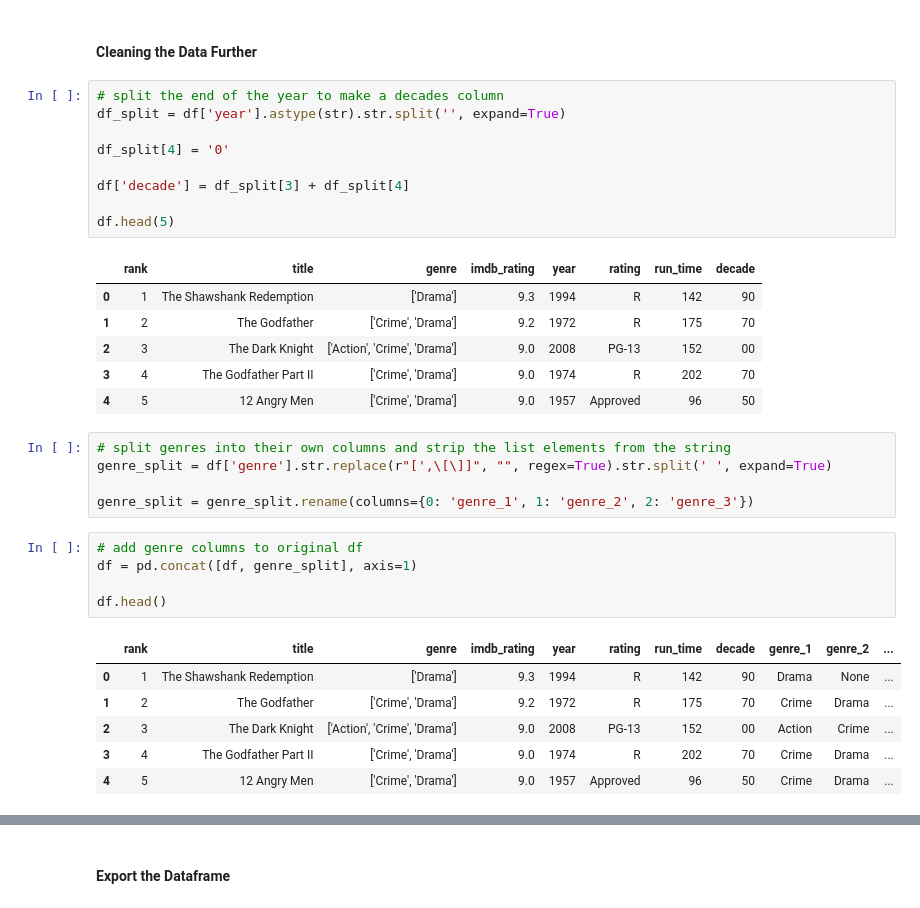
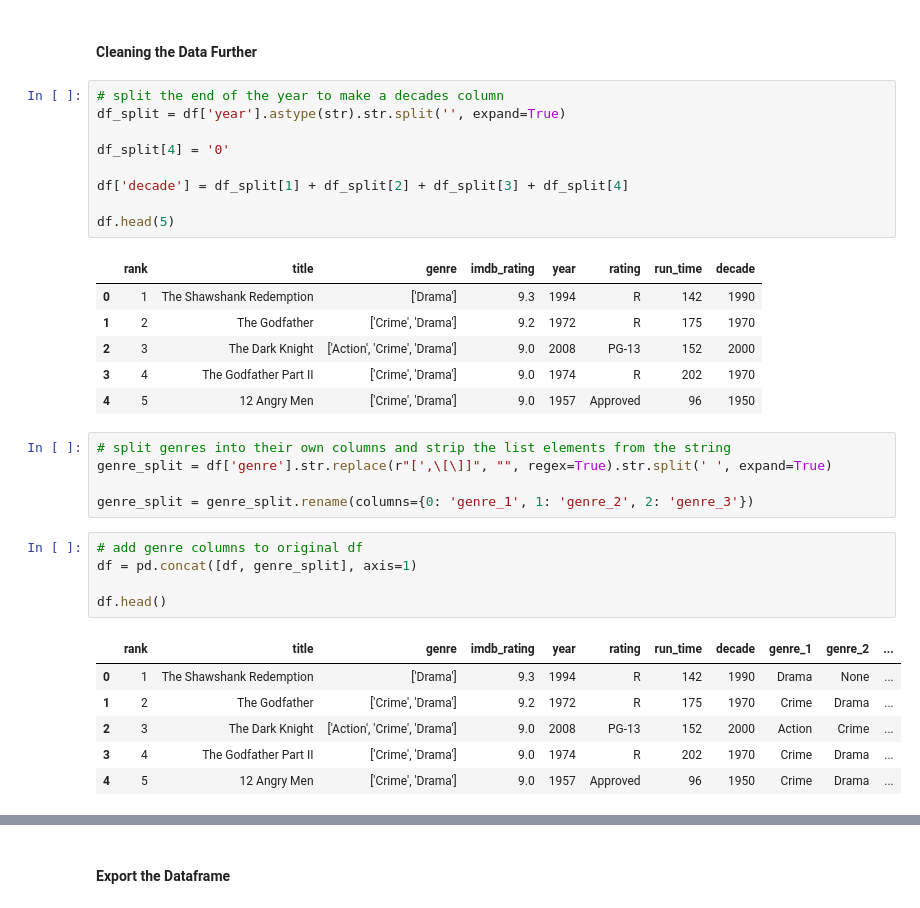
Before and after one commit to KeeganDavis/data-projects, a Jupyter notebook: data-analysis/top-100-movies/notebooks/top_100_movies_analysis.ipynb, the cells around one changed output, grey strips where cells are left out. Saved outputs shown, nothing was run; the diff lists cells and outputs as text.

Commit message:
changed decades column to include first two digits of the year and added heatmap for genres over the decades

```diff
--- a/data-analysis/top-100-movies/notebooks/top_100_movies_analysis.ipynb
+++ b/data-analysis/top-100-movies/notebooks/top_100_movies_analysis.ipynb
@@ -88,19 +88,19 @@ df.head()
 # %%
 # split the end of the year to make a decades column
 df_split = df['year'].astype(str).str.split('', expand=True)
 
 df_split[4] = '0'
 
-df['decade'] = df_split[3] + df_split[4]
+df['decade'] = df_split[1] + df_split[2] + df_split[3] + df_split[4]
 
 df.head(5)
 # %% [output]
 |  | rank | title | genre | imdb_rating | year | rating | run_time | decade |
-| 0 | 1 | The Shawshank Redemption | ['Drama'] | 9.3 | 1994 | R | 142 | 90 |
-| 1 | 2 | The Godfather | ['Crime', 'Drama'] | 9.2 | 1972 | R | 175 | 70 |
-| 2 | 3 | The Dark Knight | ['Action', 'Crime', 'Drama'] | 9.0 | 2008 | PG-13 | 152 | 00 |
-| 3 | 4 | The Godfather Part II | ['Crime', 'Drama'] | 9.0 | 1974 | R | 202 | 70 |
-| 4 | 5 | 12 Angry Men | ['Crime', 'Drama'] | 9.0 | 1957 | Approved | 96 | 50 |
+| 0 | 1 | The Shawshank Redemption | ['Drama'] | 9.3 | 1994 | R | 142 | 1990 |
+| 1 | 2 | The Godfather | ['Crime', 'Drama'] | 9.2 | 1972 | R | 175 | 1970 |
+| 2 | 3 | The Dark Knight | ['Action', 'Crime', 'Drama'] | 9.0 | 2008 | PG-13 | 152 | 2000 |
+| 3 | 4 | The Godfather Part II | ['Crime', 'Drama'] | 9.0 | 1974 | R | 202 | 1970 |
+| 4 | 5 | 12 Angry Men | ['Crime', 'Drama'] | 9.0 | 1957 | Approved | 96 | 1950 |
 # %%
 # split genres into their own columns and strip the list elements from the string
 genre_split = df['genre'].str.replace(r"[',\[\]]", "", regex=True).str.split(' ', expand=True)
@@ -113,11 +113,11 @@ df = pd.concat([df, genre_split], axis=1)
 df.head()
 # %% [output]
 |  | rank | title | genre | imdb_rating | year | rating | run_time | decade | genre_1 | genre_2 | ... |
-| 0 | 1 | The Shawshank Redemption | ['Drama'] | 9.3 | 1994 | R | 142 | 90 | Drama | None | ... |
-| 1 | 2 | The Godfather | ['Crime', 'Drama'] | 9.2 | 1972 | R | 175 | 70 | Crime | Drama | ... |
-| 2 | 3 | The Dark Knight | ['Action', 'Crime', 'Drama'] | 9.0 | 2008 | PG-13 | 152 | 00 | Action | Crime | ... |
-| 3 | 4 | The Godfather Part II | ['Crime', 'Drama'] | 9.0 | 1974 | R | 202 | 70 | Crime | Drama | ... |
-| 4 | 5 | 12 Angry Men | ['Crime', 'Drama'] | 9.0 | 1957 | Approved | 96 | 50 | Crime | Drama | ... |
+| 0 | 1 | The Shawshank Redemption | ['Drama'] | 9.3 | 1994 | R | 142 | 1990 | Drama | None | ... |
+| 1 | 2 | The Godfather | ['Crime', 'Drama'] | 9.2 | 1972 | R | 175 | 1970 | Crime | Drama | ... |
+| 2 | 3 | The Dark Knight | ['Action', 'Crime', 'Drama'] | 9.0 | 2008 | PG-13 | 152 | 2000 | Action | Crime | ... |
+| 3 | 4 | The Godfather Part II | ['Crime', 'Drama'] | 9.0 | 1974 | R | 202 | 1970 | Crime | Drama | ... |
+| 4 | 5 | 12 Angry Men | ['Crime', 'Drama'] | 9.0 | 1957 | Approved | 96 | 1950 | Crime | Drama | ... |
 # %%
 # organize columns to get decade after year and genres
 df = df[['rank', 'title', 'genre', 'genre_1', 'genre_2', 'genre_3', 'imdb_rating', 'year', 'decade', 'rating', 'run_time']]
```
Also changed, not shown: parts of 5 cells of this notebook, 1 other file.
